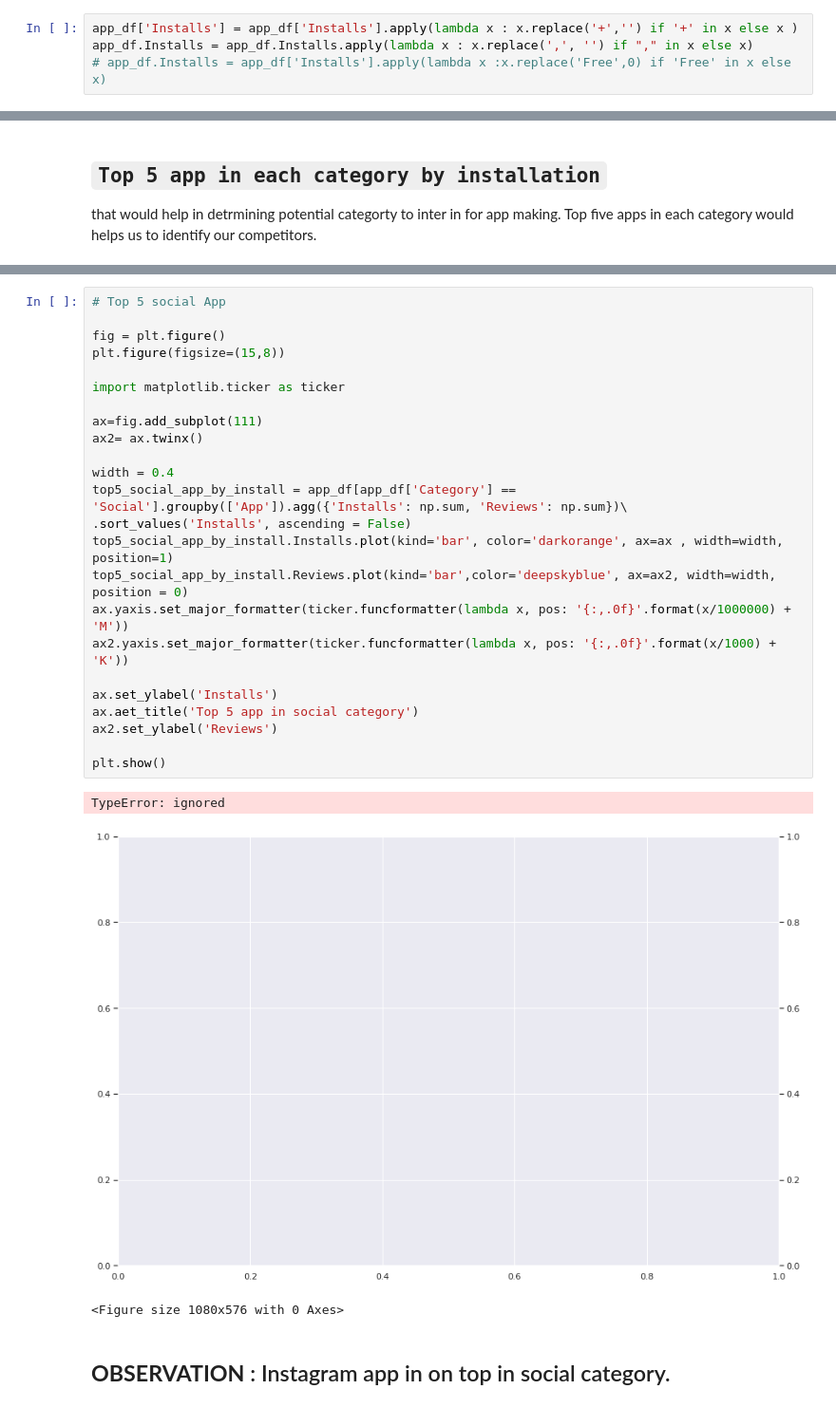
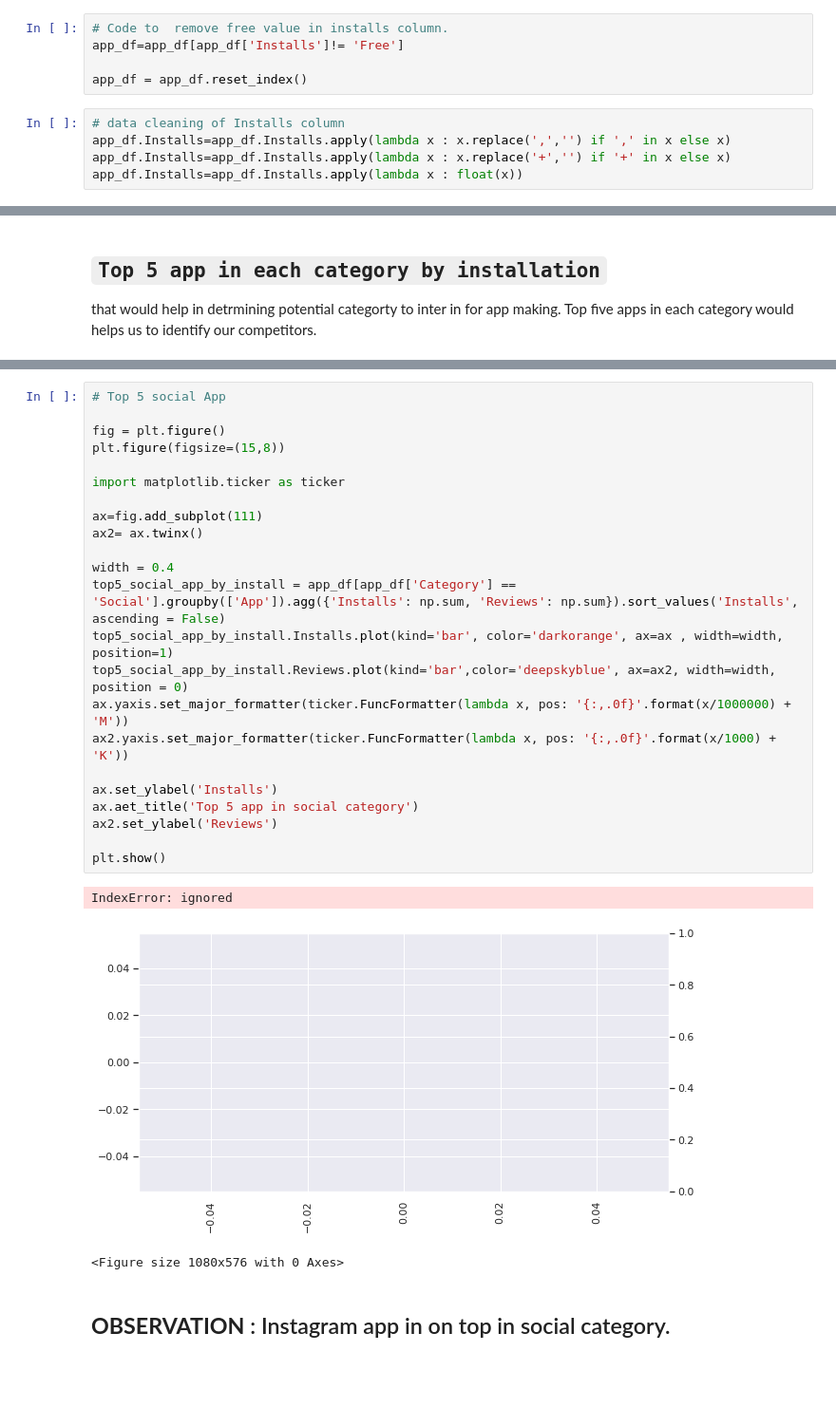
Before and after one commit to itsmimahi/Play-Store-App-Data-Analysis, a Jupyter notebook: My_EDA_.ipynb, the cells around one changed output, grey strips where cells are left out. Shown at 95% size. Cells and saved outputs as stored; diff of their text form; blank space fills up the shorter version.

```diff
--- a/My_EDA_.ipynb
+++ b/My_EDA_.ipynb
@@ -265,7 +266,13 @@ array(['10,000+', '500,000+', '5,000,000+', '50,000,000+', '100,000+',
        '50,000+', '1,000,000+', '10,000,000+', '5,000+', '100,000,000+',
        '1,000,000,000+', '1,000+', '500,000,000+', '50+', '100+', '500+',
        '10+', '1+', '5+', '0+', '0', 'Free'], dtype=object)
+# %%
+# Code to  remove free value in installs column.
+app_df=app_df[app_df['Installs']!= 'Free']
+
+app_df = app_df.reset_index()
 # %%
-app_df['Installs'] = app_df['Installs'].apply(lambda x : x.replace('+','') if '+' in x else x )
-app_df.Installs = app_df.Installs.apply(lambda x : x.replace(',', '') if "," in x else x)
-# app_df.Installs = app_df['Installs'].apply(lambda x :x.replace('Free',0) if 'Free' in x else x)
+# data cleaning of Installs column
+app_df.Installs=app_df.Installs.apply(lambda x : x.replace(',','') if ',' in x else x)
+app_df.Installs=app_df.Installs.apply(lambda x : x.replace('+','') if '+' in x else x)
+app_df.Installs=app_df.Installs.apply(lambda x : float(x))
@@ -655,30 +684,29 @@ TypeError: ignored
 # %%
 # Top 5 social App
 
 fig = plt.figure()
 plt.figure(figsize=(15,8))
 
 import matplotlib.ticker as ticker
 
 ax=fig.add_subplot(111)
 ax2= ax.twinx()
 
 width = 0.4
-top5_social_app_by_install = app_df[app_df['Category'] == 'Social'].groupby(['App']).agg({'Installs': np.sum, 'Reviews': np.sum})\
-.sort_values('Installs', ascending = False)
+top5_social_app_by_install = app_df[app_df['Category'] == 'Social'].groupby(['App']).agg({'Installs': np.sum, 'Reviews': np.sum}).sort_values('Installs', ascending = False)
 top5_social_app_by_install.Installs.plot(kind='bar', color='darkorange', ax=ax , width=width, position=1)
 top5_social_app_by_install.Reviews.plot(kind='bar',color='deepskyblue', ax=ax2, width=width, position = 0)
-ax.yaxis.set_major_formatter(ticker.funcformatter(lambda x, pos: '{:,.0f}'.format(x/1000000) + 'M'))
-ax2.yaxis.set_major_formatter(ticker.funcformatter(lambda x, pos: '{:,.0f}'.format(x/1000) + 'K'))
+ax.yaxis.set_major_formatter(ticker.FuncFormatter(lambda x, pos: '{:,.0f}'.format(x/1000000) + 'M'))
+ax2.yaxis.set_major_formatter(ticker.FuncFormatter(lambda x, pos: '{:,.0f}'.format(x/1000) + 'K'))
 
 ax.set_ylabel('Installs')
 ax.aet_title('Top 5 app in social category')
 ax2.set_ylabel('Reviews')
 
 plt.show()
 # %% [output]
-TypeError: ignored
+IndexError: ignored
-[figure, old version]
+[figure, new version]
 <Figure size 1080x576 with 0 Axes>
 # %% [markdown]
 ## **OBSERVATION** : Instagram app in on top in social category.
```
Also changed, not shown: parts of 42 cells of this notebook.
